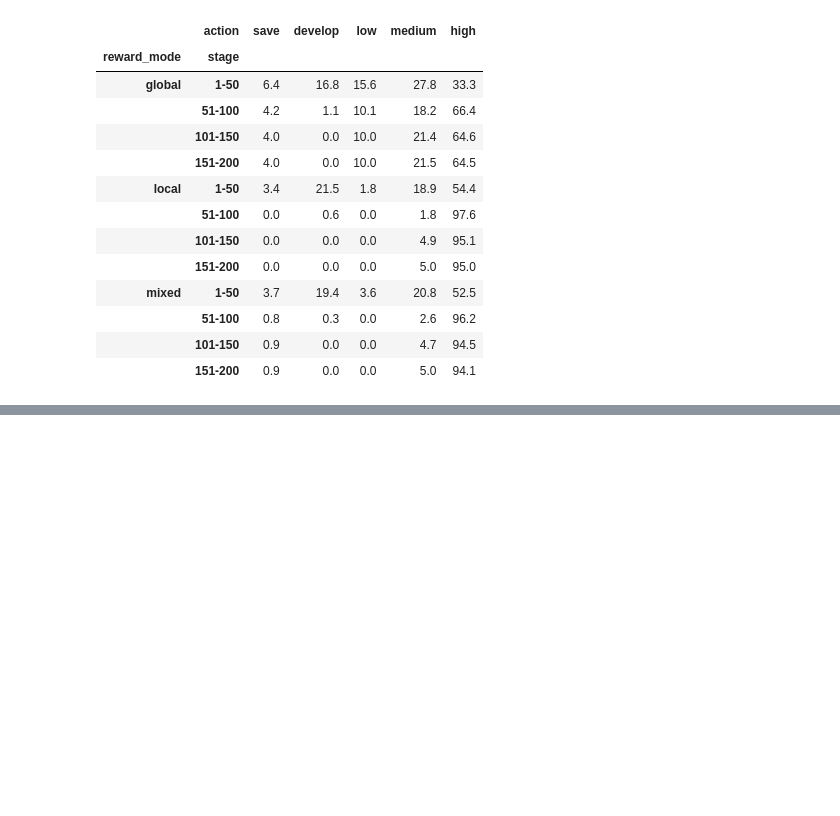
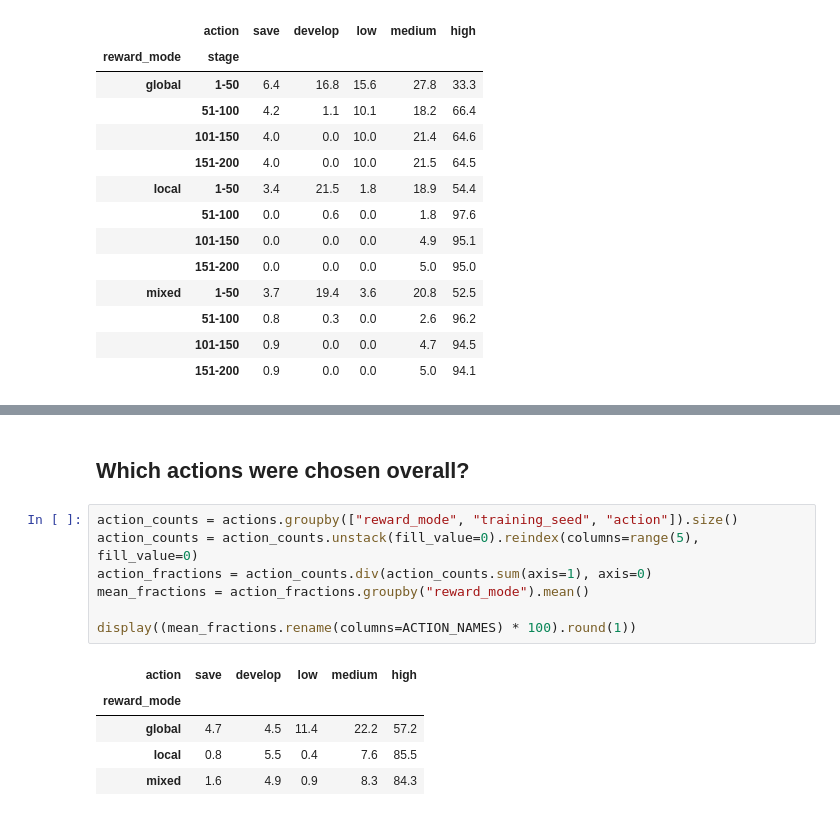
Before and after one commit to Barderus/regional-pollution-marl, a Jupyter notebook: study_2_economic_sustainability/notebooks/04_policy_behavior.ipynb, the cells around one changed output, grey strips where cells are left out. Saved outputs shown, nothing was run; the diff lists cells and outputs as text; blank space fills up the shorter version.

```diff
--- a/study_2_economic_sustainability/notebooks/04_policy_behavior.ipynb
+++ b/study_2_economic_sustainability/notebooks/04_policy_behavior.ipynb
@@ -121,0 +154,15 @@ display((stage_table.rename(columns=ACTION_NAMES) * 100).round(1))
+# %% [markdown]
+## Which actions were chosen overall?
+# %%
+action_counts = actions.groupby(["reward_mode", "training_seed", "action"]).size()
+action_counts = action_counts.unstack(fill_value=0).reindex(columns=range(5), fill_value=0)
+action_fractions = action_counts.div(action_counts.sum(axis=1), axis=0)
+mean_fractions = action_fractions.groupby("reward_mode").mean()
+
+display((mean_fractions.rename(columns=ACTION_NAMES) * 100).round(1))
+# %% [output]
+| action | save | develop | low | medium | high |
+| reward_mode |  |  |  |  |  |
+| global | 4.7 | 4.5 | 11.4 | 22.2 | 57.2 |
+| local | 0.8 | 5.5 | 0.4 | 7.6 | 85.5 |
+| mixed | 1.6 | 4.9 | 0.9 | 8.3 | 84.3 |
```
Also changed, not shown: parts of 25 cells of this notebook.
